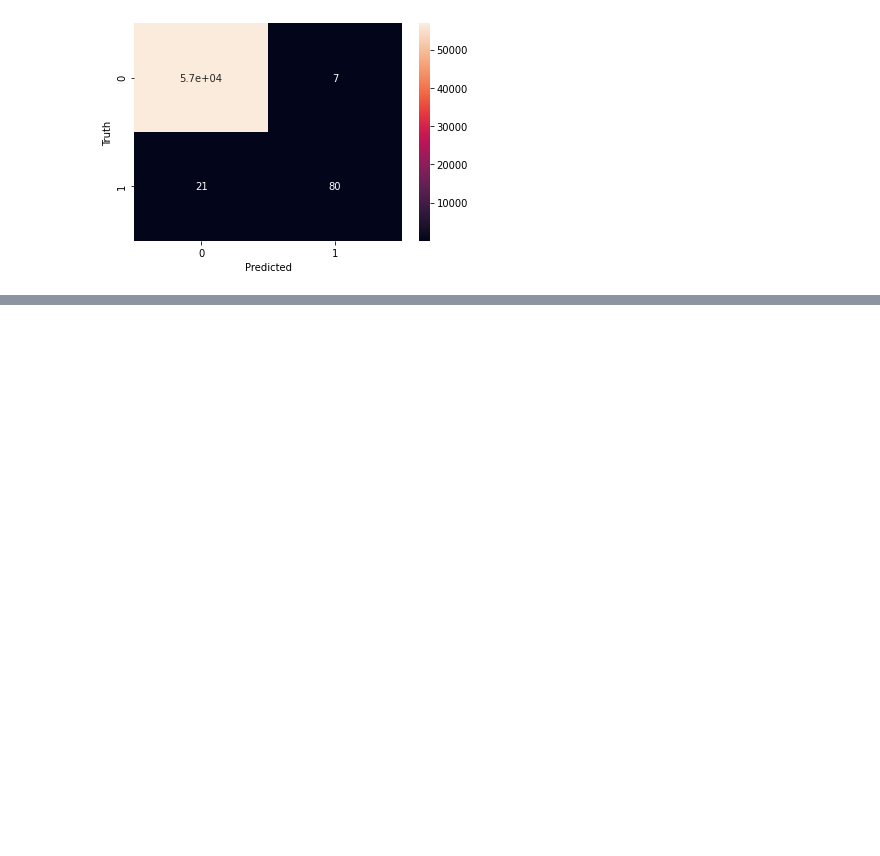
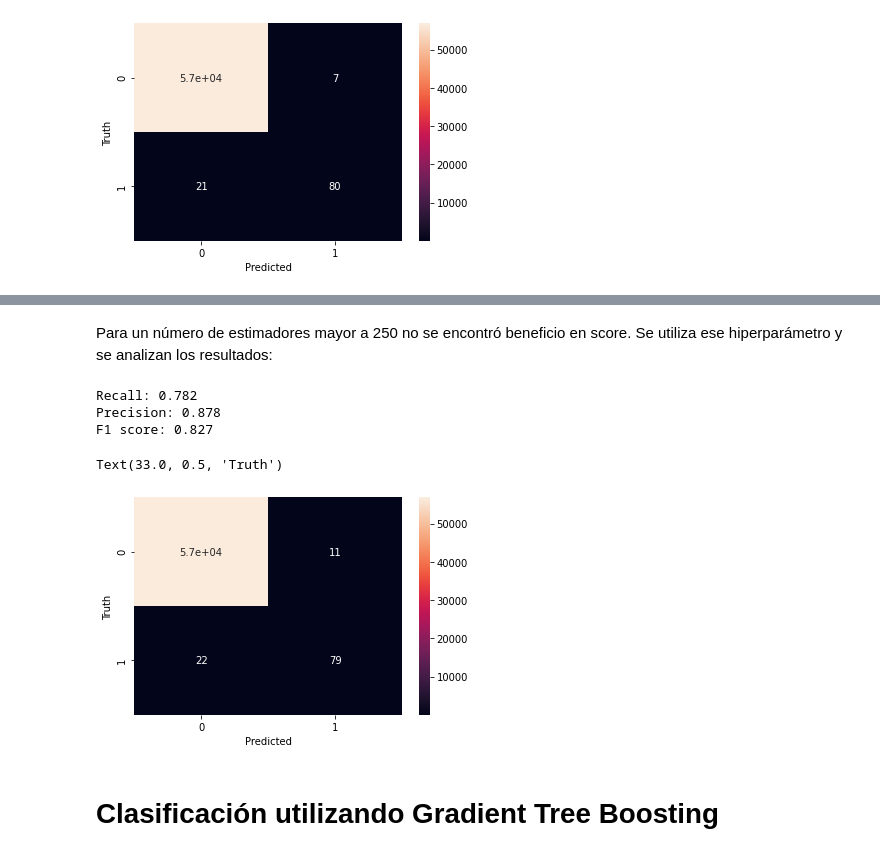
Before and after one commit to gastonvilches/machine-learning-2021, a Jupyter notebook: clase_4.ipynb, the cells around one changed output, grey strips where cells are left out. Saved outputs shown, nothing was run; the diff lists cells and outputs as text; code cells hidden in the pictures; blank space fills up the shorter version.

```diff
--- a/clase_4.ipynb
+++ b/clase_4.ipynb
@@ -199,0 +361,27 @@ Como se puede ver, de los 101 fraudes que hay en el set de testeo, 80 fueron det
+# %% [markdown]
+Para un número de estimadores mayor a 250 no se encontró beneficio en score. Se utiliza ese hiperparámetro y se analizan los resultados:
+# %%
+import seaborn as sns
+from sklearn.metrics import confusion_matrix, f1_score, precision_score, recall_score
+import matplotlib.pyplot as plt
+
+ada_best = AdaBoostClassifier(n_estimators=250, learning_rate=1, random_state=0)
+ada_best.fit(X_train, y_train)
+y_pred = ada_best.predict(X_test)
+
+print('Recall:', np.round(recall_score(y_test, y_pred), 3))
+print('Precision:', np.round(precision_score(y_test, y_pred), 3))
+print('F1 score:', np.round(f1_score(y_test, y_pred), 3), '\n')
+
+# Grafico la matriz de confusión
+sns.heatmap(confusion_matrix(y_test, y_pred), annot=True)
+plt.xlabel('Predicted')
+plt.ylabel('Truth')
+# %% [output]
+Recall: 0.782
+Precision: 0.878
+F1 score: 0.827
+Text(33.0, 0.5, 'Truth')
+[figure, added]
+# %% [markdown]
+# Clasificación utilizando Gradient Tree Boosting
```
Also changed, not shown: parts of 32 cells of this notebook.
